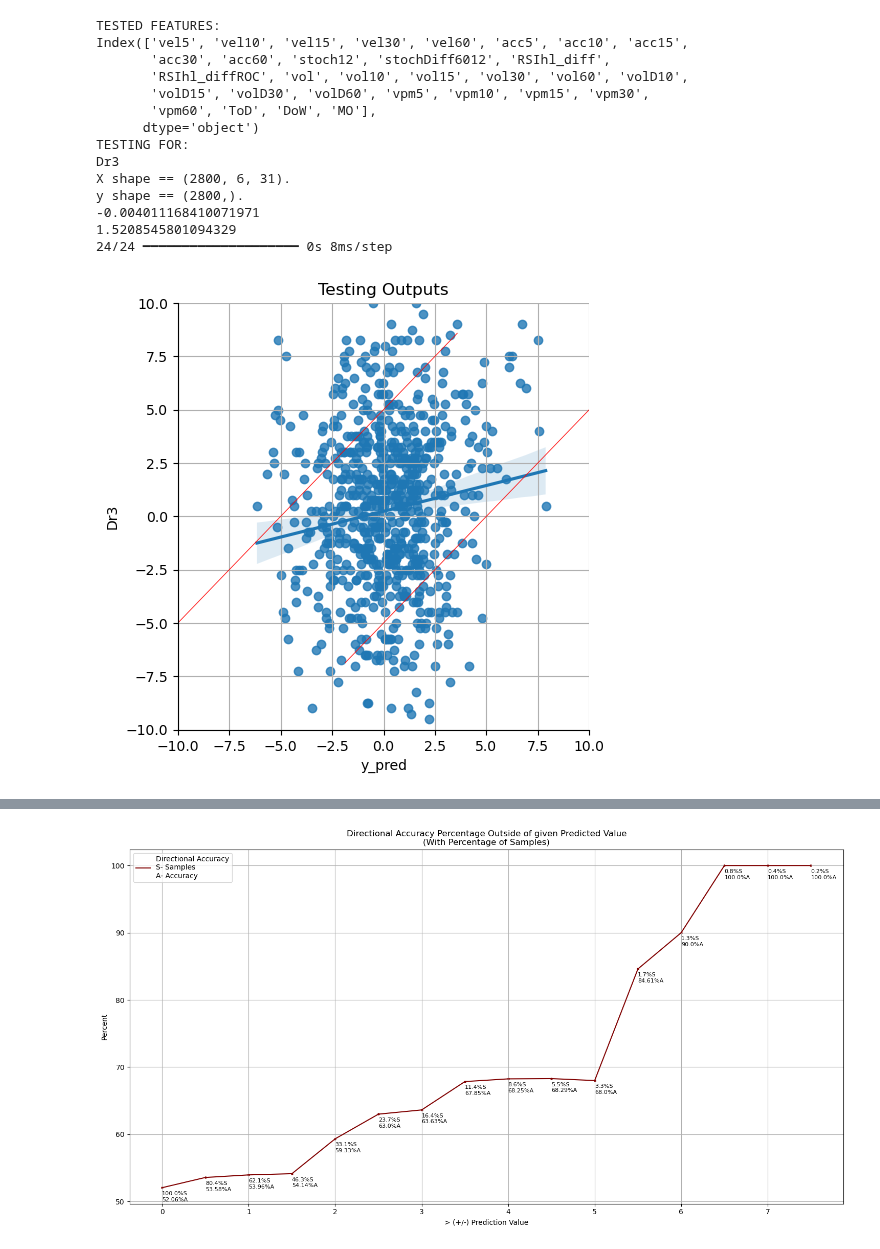
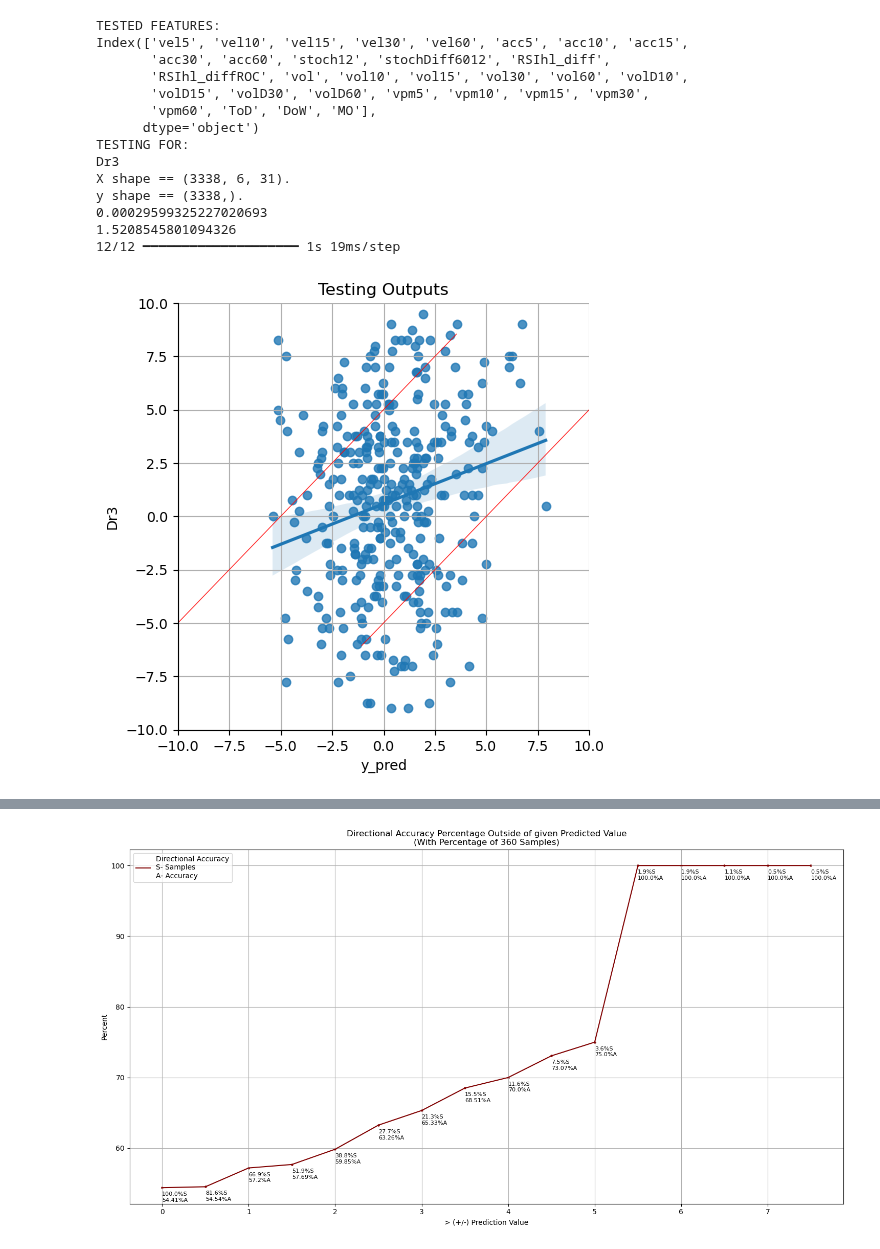
Before and after one commit to Logan-Kelsch/-ES-NN-test1, a Jupyter notebook: NN/NN_V3.0/dm_LSTM_testing.ipynb, the cells around one changed output, grey strips where cells are left out. Saved outputs shown, nothing was run; the diff lists cells and outputs as text; code cells hidden in the pictures.

```diff
--- a/NN/NN_V3.0/dm_LSTM_testing.ipynb
+++ b/NN/NN_V3.0/dm_LSTM_testing.ipynb
@@ -28,7 +28,7 @@ from imblearn.over_sampling import SMOTE
 #LOAD DATA FROM CSV-------------------------------------------------------
 
 # Load the dataset
-data = pd.read_csv('catted_10day.csv')
+data = pd.read_csv('catted_12day.csv')
 dataTRAIN = pd.read_csv('catted_1.csv')
 
 #      'Dr1' 'Dr3' 'Mr1' 'Mr3'
@@ -193,10 +193,15 @@ def remove_extra_filter(X, y):
 
     indices = (X[:, timeSteps-1, len(Xfeatures)-3] >= -0.31415)#-3 is ToD, -pi/10 is open
 
-    X_filtered = X[indices]
-    y_filtered = y[indices]
+    X = X[indices]
+    y = y[indices]
 
-    return X_filtered, y_filtered
+    indices = (X[:, timeSteps-1, len(Xfeatures)-3] <= 0.04317)#-3 is ToD, this value is 12:00pm
+
+    X = X[indices]
+    y = y[indices]
+
+    return X, y
 
 X, y = remove_zero_mo_samples(X, y)
 X, y = remove_extra_filter(X, y)
@@ -260,7 +265,11 @@ specGuess = 10
 specAcc = []
 valCount = []
 sameDirAvg = []
+sameDirMax = []
+sameDirMin = []
 diffDirAvg = []
+diffDirMax = []
+diffDirMin = []
 for v in range(0,specGuess*2):
     tp, fp, tn, fn = 0, 0, 0, 0
     tp5, fp5, tn5, fn5 = 0, 0, 0, 0
@@ -291,12 +300,20 @@ for v in range(0,specGuess*2):
 
     if(len(sameTmp)!=0):
         sameDirAvg.append(np.average(sameTmp))
+        sameDirMax.append(np.max(sameTmp))
+        sameDirMin.append(np.min(sameTmp))
     else:
         sameDirAvg.append(0.1)
+        sameDirMax.append(0.1)
+        sameDirMin.append(0.1)
     if(len(diffTmp)!=0):
         diffDirAvg.append(np.average(diffTmp))
+        diffDirMax.append(np.max(diffTmp))
+        diffDirMin.append(np.min(diffTmp))
     else:
         diffDirAvg.append(0.1)
+        diffDirMax.append(0.1)
+        diffDirMin.append(0.1)
     directionalAccuracy5guess = ((tp5+tn5)/(tp5+fp5+tn5+fn5))*10000//1/100
     specAcc.append(directionalAccuracy5guess)
     valCount.append(valCnt)
@@ -307,7 +324,7 @@ plt.figure(figsize=(18, 9))
 plt.plot(np.arange(0,0.5*len(specAcc),0.5), specAcc, 'maroon', label='Directional Accuracy')
 plt.scatter(np.arange(0,0.5*len(specAcc),0.5), specAcc, s=5, color='maroon')
 #plt.plot(np.arange(0,0.5*len(specAcc),0.5), valCount, 'r', label='% Of Samples')
-plt.title('Directional Accuracy Percentage Outside of given Predicted Value\n(With Percentage of Samples)')
+plt.title(f'Directional Accuracy Percentage Outside of given Predicted Value\n(With Percentage of {len(X)} Samples)')
 plt.xlabel('> (+/-) Prediction Value')
 plt.ylabel('Percent')
 plt.grid()
@@ -315,36 +332,50 @@ plt.legend(['Directional Accuracy\nS- Samples\nA- Accuracy'], loc='upper left')
 for x, y in zip(np.arange(0,0.5*len(specAcc),0.5), specAcc):
     plt.annotate(f'{float(valCount[int(x*2)]*10//1/10)}%S\n{float(specAcc[int(x*2)])}%A', color='black', xy=(x, y-2), fontsize=8)
 plt.show()
 
 plt.figure(figsize=(16, 8))
 plt.subplot(1,2,1)
 plt.title('Average Move by Directional Accuracy')
 plt.xlabel('> (+/-) Prediction Value')
 plt.plot(np.arange(0,0.5*len(specAcc),0.5), sameDirAvg, 'maroon', label='Directional Accuracy')
 plt.plot(np.arange(0,0.5*len(specAcc),0.5), diffDirAvg, 'purple', label='Directional Accuracy')
 plt.grid()
 plt.legend(['Accurate','Inaccurate'], loc='upper left')
 plt.subplot(1,2,2)
 plt.title('P/L Ratio')
 plt.xlabel('> (+/-) Prediction Value')
 plt.grid()
 plt.plot(np.arange(0,0.5*len(specAcc),0.5),np.divide(sameDirAvg,diffDirAvg), 'blue')
 plt.legend(['P/L Ratio'], loc='upper left')
 plt.ylim(0,6)
 plt.show()
+plt.figure(figsize=(16, 8))
+plt.subplot(1,2,1)
+plt.title('Highest and Lowest of\nDirectionally Accurate Moves')
+plt.xlabel('> (+/-) Prediction Value')
+plt.plot(np.arange(0,0.5*len(specAcc),0.5), sameDirMax, 'maroon', label='Directional Accuracy')
+plt.plot(np.arange(0,0.5*len(specAcc),0.5), sameDirMin, 'maroon', label='Directional Accuracy')
+plt.grid()
+plt.subplot(1,2,2)
+plt.title('Highest and Lowest of\nDirectionally Inaccurate Moves')
+plt.xlabel('> (+/-) Prediction Value')
+plt.plot(np.arange(0,0.5*len(specAcc),0.5), diffDirMax, 'purple', label='Directional Accuracy')
+plt.plot(np.arange(0,0.5*len(specAcc),0.5), diffDirMin, 'purple', label='Directional Accuracy')
+plt.grid()
+plt.show()
 # %% [output]
 TESTED FEATURES:
 Index(['vel5', 'vel10', 'vel15', 'vel30', 'vel60', 'acc5', 'acc10', 'acc15',
        'acc30', 'acc60', 'stoch12', 'stochDiff6012', 'RSIhl_diff',
        'RSIhl_diffROC', 'vol', 'vol10', 'vol15', 'vol30', 'vol60', 'volD10',
        'volD15', 'volD30', 'volD60', 'vpm5', 'vpm10', 'vpm15', 'vpm30',
        'vpm60', 'ToD', 'DoW', 'MO'],
       dtype='object')
 TESTING FOR:
 Dr3
-X shape == (2800, 6, 31).
-y shape == (2800,).
--0.004011168410071971
-1.5208545801094329
-24/24 ━━━━━━━━━━━━━━━━━━━━ 0s 8ms/step
+X shape == (3338, 6, 31).
+y shape == (3338,).
+0.00029599325227020693
+1.5208545801094326
+12/12 ━━━━━━━━━━━━━━━━━━━━ 1s 19ms/step
-[figure, old version]
+[figure, new version]
@@ -352 +383 @@ y shape == (2800,).
-[figure, old version]
+[figure, new version]
```
Also changed, not shown: parts of 2 cells of this notebook, 17 other files.
